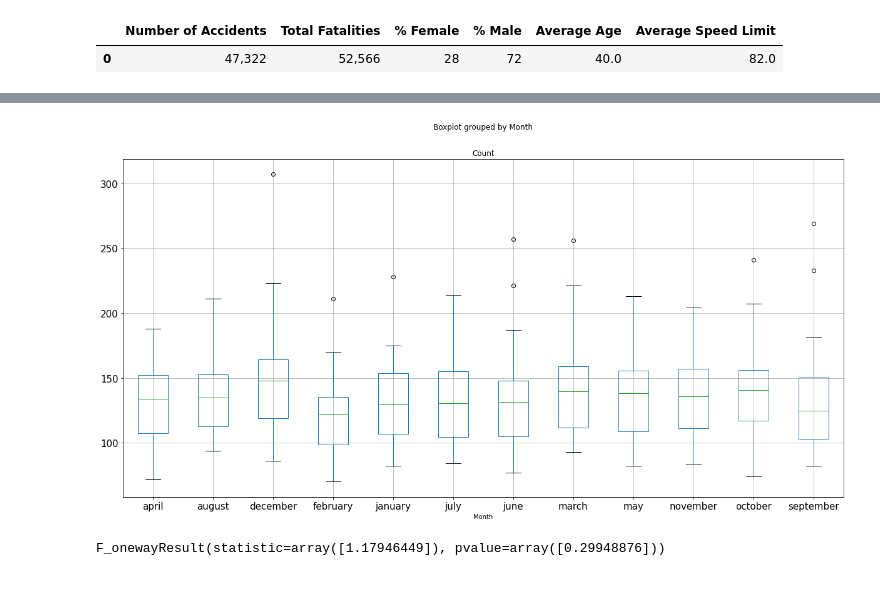
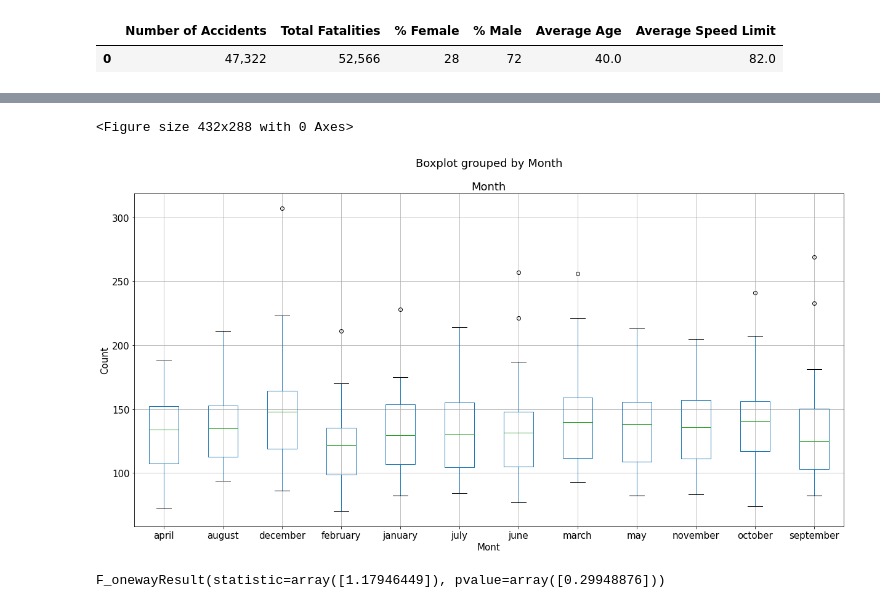
Before and after one commit to kpellas/Project_1, a Jupyter notebook: time.ipynb, the cells around one changed output, grey strips where cells are left out. Saved outputs shown, nothing was run; the diff lists cells and outputs as text; code cells hidden in the pictures.

```diff
--- a/time.ipynb
+++ b/time.ipynb
@@ -518,6 +518,10 @@ Index(['Crash ID', 'State', 'Crash Month', 'Year', 'Day of Week', 'Time',
 main_df.to_csv('./Resources/clean_crash_population.csv', index=False)
 # %% [markdown]
 ## Summary Stats
+# %%
+font = {'size'   : 15}
+
+plt.rc('font', **font)
 # %%
 #Set total number of fatalities
 total_fatalities = "{:,}".format(len(main_df))
@@ -1139,11 +1132,18 @@ december_df
 # %%
-month_df.boxplot("Count", by="Month", figsize=(20, 10), fontsize = 15);
-fig.savefig('month_boxplot.jpg',
+plt.figure();
+
+
+month_df.boxplot("Count", by="Month", figsize=(20, 10));
+plt.title("Month")
+plt.xlabel("Mont")
+plt.ylabel('Count')
+plt.savefig('images/month_boxplot.jpg',
             format='jpeg',
             dpi=100,
             bbox_inches='tight')
 # %% [output]
+<Figure size 432x288 with 0 Axes>
-[figure, old version]
+[figure, new version]
 # %%
 #running anova
 stats.f_oneway(january, february, march, april, may, june, july, august, september, october, november, december)
```
Also changed, not shown: parts of 27 cells of this notebook, 32 other files.
